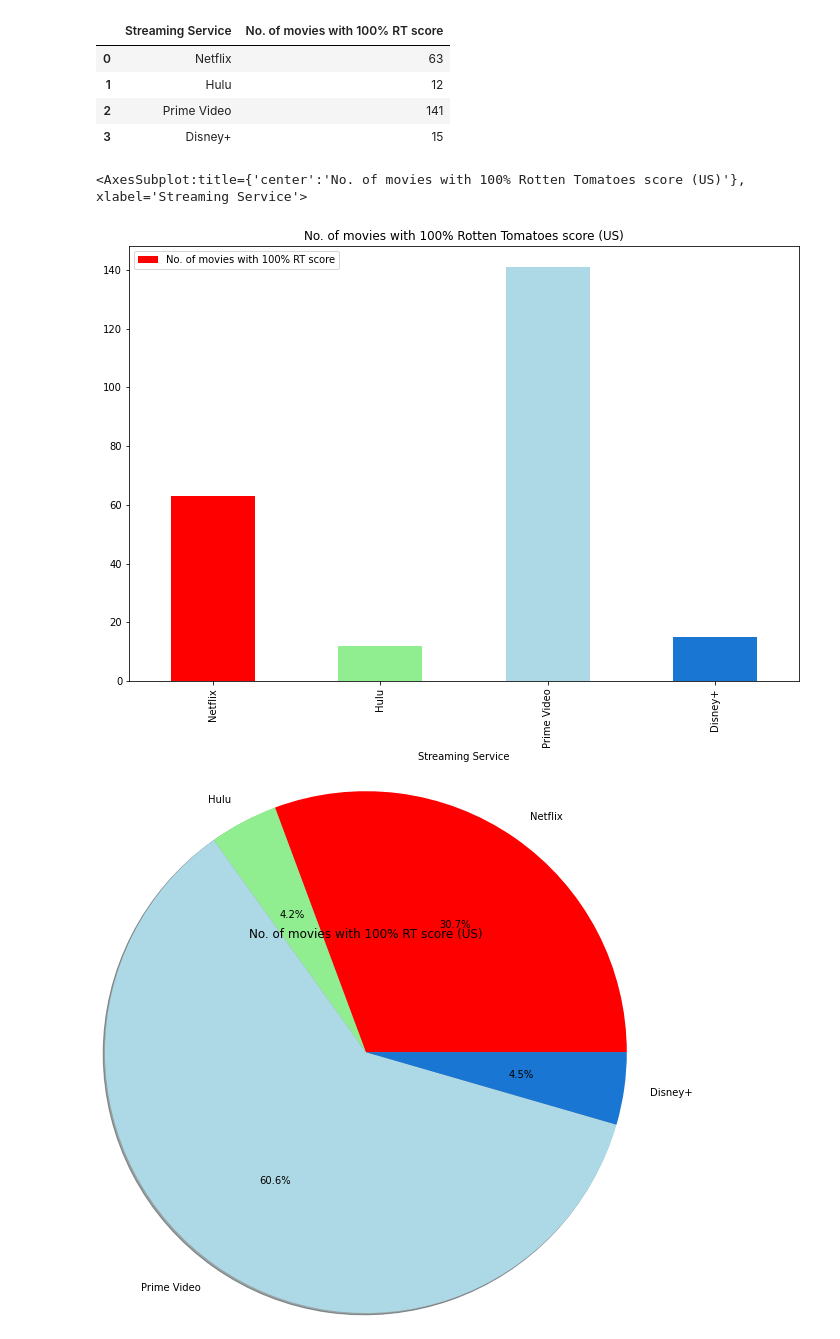
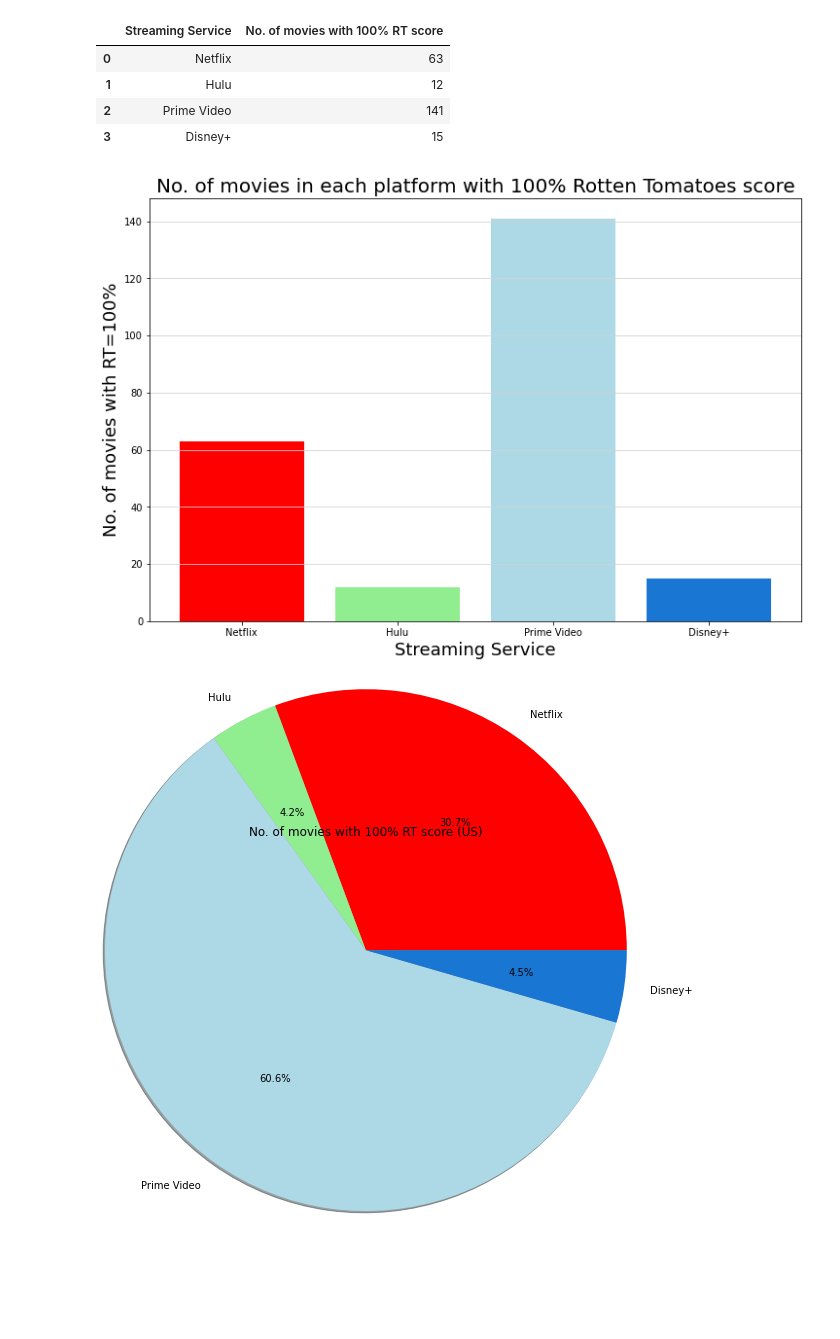
Before and after one commit to jacance/streaming-service-analysis, a Jupyter notebook: huluprimeflix_tara.ipynb, the cells around one changed output. Saved outputs shown, nothing was run; the diff lists cells and outputs as text; code cells hidden in the pictures; blank space fills up the shorter version.

Commit message:
added mean RT, RT>60, IMDb>7, applied uniform style to all graphs

```diff
--- a/huluprimeflix_tara.ipynb
+++ b/huluprimeflix_tara.ipynb
@@ -702,15 +704,25 @@ rot_tom_scores_US
 | 3 | Disney+ | 15 |
 # %%
 #Analysing 100% RT score for movies in US only
-#plt.figure(figsize=(12,8))
-rot_tom_scores_US.plot.bar('Streaming Service', 'No. of movies with 100% RT score',
-                           color=["red", "lightgreen", "lightblue", "#1976d2"],
-                           title=('No. of movies with 100% Rotten Tomatoes score (US)'), figsize=(12,8) )
 
-#plt.show()
+#Plot the bar chart
+plt.figure(figsize=(12,8))
+plt.grid(axis='y', color='lightgrey')
+plt.bar(rot_tom_scores_US['Streaming Service'], rot_tom_scores_US['No. of movies with 100% RT score'],
+                                         color=["red", "lightgreen","lightblue", "#1976d2"],
+                                        alpha = 1, align="center")
+
+# Set a Title and labels
+plt.title('No. of movies in each platform with 100% Rotten Tomatoes score', fontsize=20)
+plt.xlabel("Streaming Service", fontsize=18)
+plt.ylabel("No. of movies with RT=100%", fontsize=18)
+#plt.legend()
+
+# Save the figure & show fig
+#plt.savefig("Images/total_movies.png")
+plt.show()
 # %% [output]
-<AxesSubplot:title={'center':'No. of movies with 100% Rotten Tomatoes score (US)'}, xlabel='Streaming Service'>
-[figure, old version]
+[figure, new version]
 # %%
 plt.pie(rot_tom_scores["No. of movies with 100% RT score"], labels=streaming_services,
         colors=["red", "lightgreen", "lightblue", "#1976d2"], shadow=True, autopct="%1.1f%%", radius=3)
```
Also changed, not shown: parts of 37 cells of this notebook.
